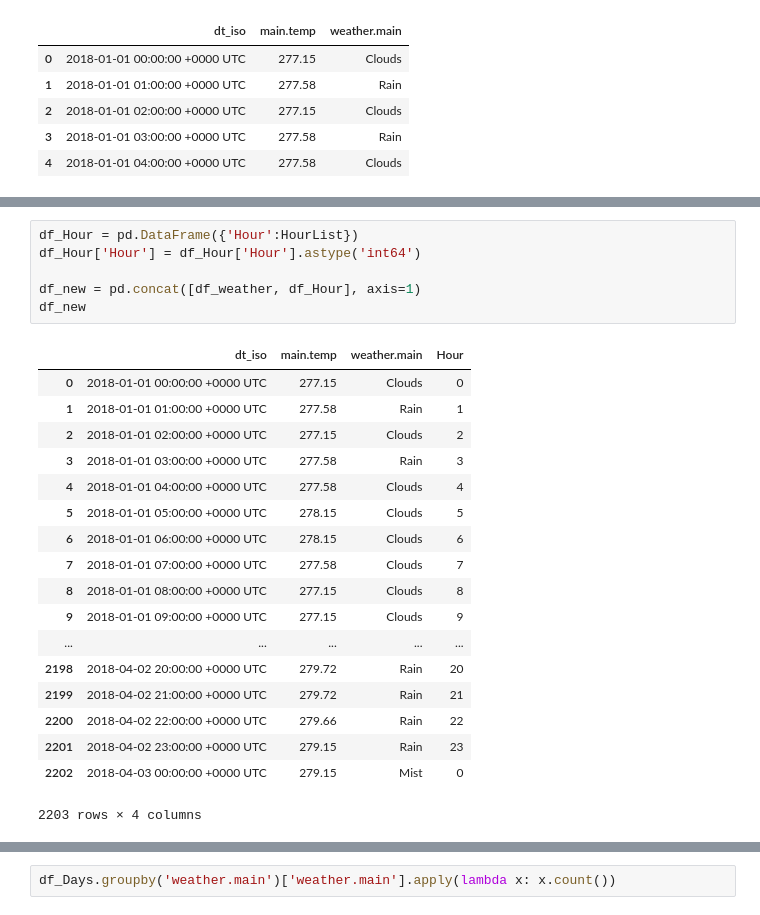
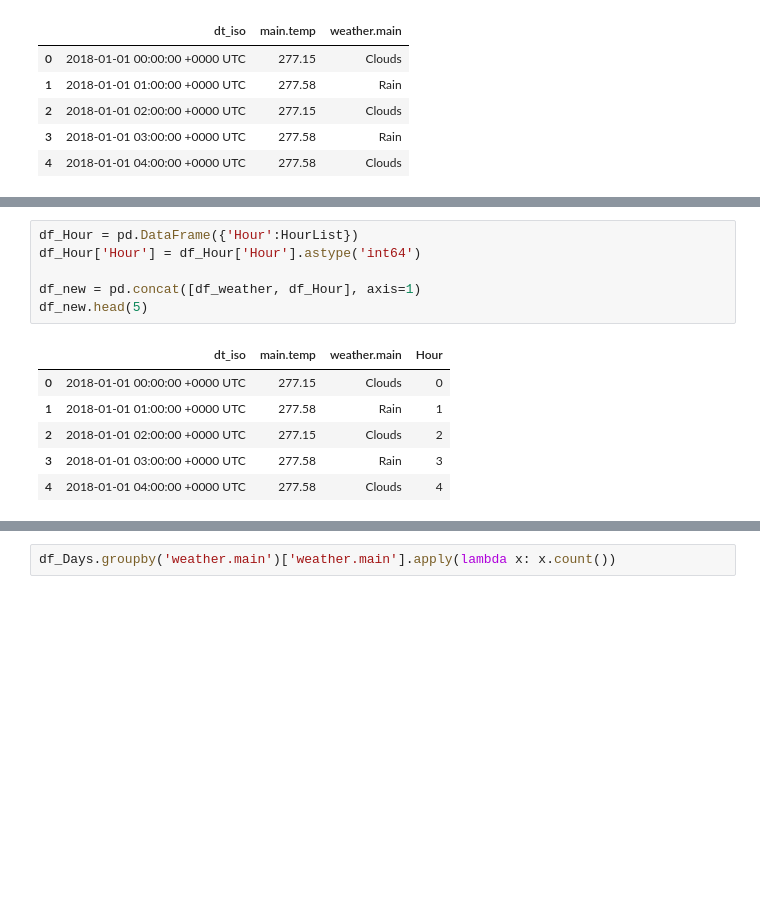
Before and after one commit to obyrned1/Group20_COMP30670_Project, a Jupyter notebook: flaskapp/app/prediction_model.ipynb, the cells around one changed output, grey strips where cells are left out. Cells and saved outputs as stored; diff of their text form; blank space fills up the shorter version.

```diff
--- a/flaskapp/app/prediction_model.ipynb
+++ b/flaskapp/app/prediction_model.ipynb
@@ -59,28 +51,16 @@ HourList
 # %%
 df_Hour = pd.DataFrame({'Hour':HourList})
 df_Hour['Hour'] = df_Hour['Hour'].astype('int64')
 
 df_new = pd.concat([df_weather, df_Hour], axis=1)
-df_new
+df_new.head(5)
 # %% [output]
 |  | dt_iso | main.temp | weather.main | Hour |
 | 0 | 2018-01-01 00:00:00 +0000 UTC | 277.15 | Clouds | 0 |
 | 1 | 2018-01-01 01:00:00 +0000 UTC | 277.58 | Rain | 1 |
 | 2 | 2018-01-01 02:00:00 +0000 UTC | 277.15 | Clouds | 2 |
 | 3 | 2018-01-01 03:00:00 +0000 UTC | 277.58 | Rain | 3 |
 | 4 | 2018-01-01 04:00:00 +0000 UTC | 277.58 | Clouds | 4 |
-| 5 | 2018-01-01 05:00:00 +0000 UTC | 278.15 | Clouds | 5 |
-| 6 | 2018-01-01 06:00:00 +0000 UTC | 278.15 | Clouds | 6 |
-| 7 | 2018-01-01 07:00:00 +0000 UTC | 277.58 | Clouds | 7 |
-| 8 | 2018-01-01 08:00:00 +0000 UTC | 277.15 | Clouds | 8 |
-| 9 | 2018-01-01 09:00:00 +0000 UTC | 277.15 | Clouds | 9 |
-| ... | ... | ... | ... | ... |
-| 2198 | 2018-04-02 20:00:00 +0000 UTC | 279.72 | Rain | 20 |
-| 2199 | 2018-04-02 21:00:00 +0000 UTC | 279.72 | Rain | 21 |
-| 2200 | 2018-04-02 22:00:00 +0000 UTC | 279.66 | Rain | 22 |
-| 2201 | 2018-04-02 23:00:00 +0000 UTC | 279.15 | Rain | 23 |
-| 2202 | 2018-04-03 00:00:00 +0000 UTC | 279.15 | Mist | 0 |
-2203 rows × 4 columns
 # %%
 DayList = []
 for row in df_weather.iterrows():
```
Also changed, not shown: parts of 22 cells of this notebook.
